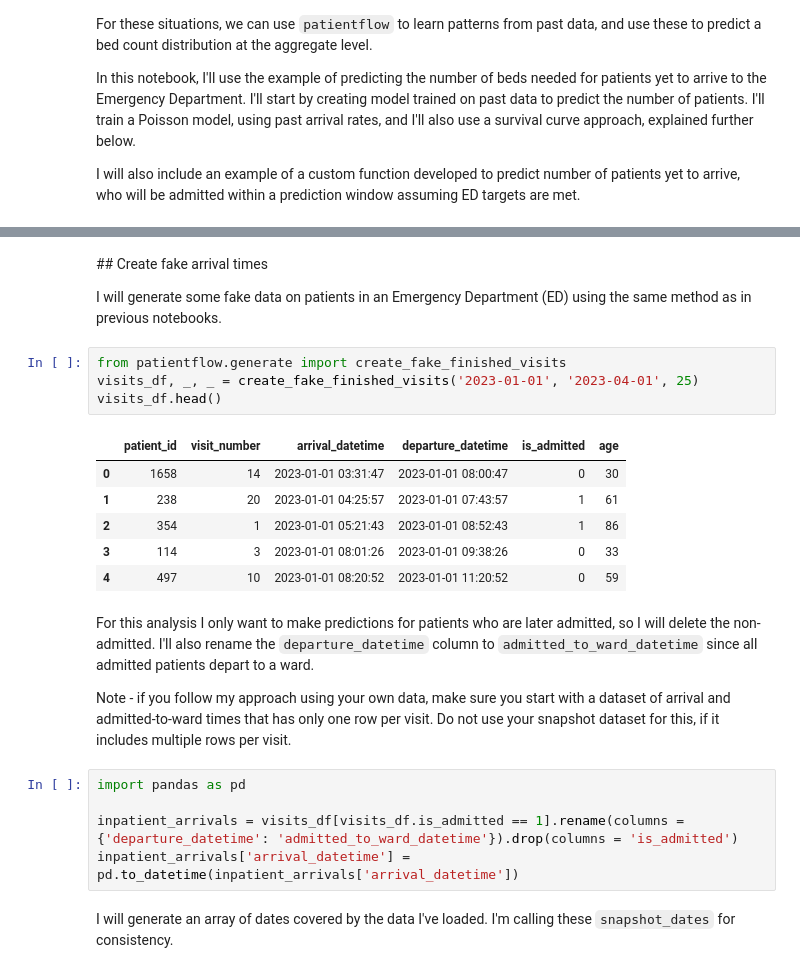
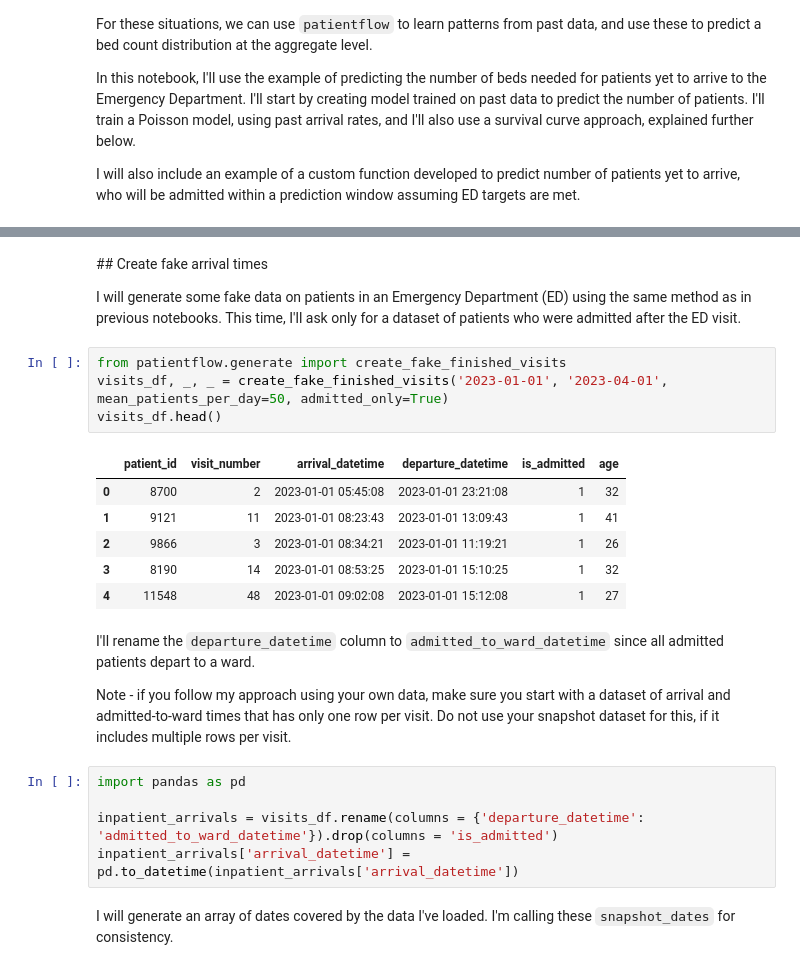
Before and after one commit to UCL-CORU/patientflow, a Jupyter notebook: notebooks/3c_Predict_bed_counts_without_using_patient_snapshots.ipynb, the cells around one changed output, grey strips where cells are left out. Cells and saved outputs as stored; diff of their text form.

```diff
--- a/notebooks/3c_Predict_bed_counts_without_using_patient_snapshots.ipynb
+++ b/notebooks/3c_Predict_bed_counts_without_using_patient_snapshots.ipynb
@@ -22,26 +19,26 @@ The autoreload extension is already loaded. To reload it, use:
 # %% [markdown]
 ## Create fake arrival times
 
-I will generate some fake data on patients in an Emergency Department (ED) using the same method as in previous notebooks.
+I will generate some fake data on patients in an Emergency Department (ED) using the same method as in previous notebooks. This time, I'll ask only for a dataset of patients who were admitted after the ED visit.
 # %%
 from patientflow.generate import create_fake_finished_visits
-visits_df, _, _ = create_fake_finished_visits('2023-01-01', '2023-04-01', 25)
+visits_df, _, _ = create_fake_finished_visits('2023-01-01', '2023-04-01', mean_patients_per_day=50, admitted_only=True)
 visits_df.head()
 # %% [output]
 |  | patient_id | visit_number | arrival_datetime | departure_datetime | is_admitted | age |
-| 0 | 1658 | 14 | 2023-01-01 03:31:47 | 2023-01-01 08:00:47 | 0 | 30 |
-| 1 | 238 | 20 | 2023-01-01 04:25:57 | 2023-01-01 07:43:57 | 1 | 61 |
-| 2 | 354 | 1 | 2023-01-01 05:21:43 | 2023-01-01 08:52:43 | 1 | 86 |
-| 3 | 114 | 3 | 2023-01-01 08:01:26 | 2023-01-01 09:38:26 | 0 | 33 |
-| 4 | 497 | 10 | 2023-01-01 08:20:52 | 2023-01-01 11:20:52 | 0 | 59 |
+| 0 | 8700 | 2 | 2023-01-01 05:45:08 | 2023-01-01 23:21:08 | 1 | 32 |
+| 1 | 9121 | 11 | 2023-01-01 08:23:43 | 2023-01-01 13:09:43 | 1 | 41 |
+| 2 | 9866 | 3 | 2023-01-01 08:34:21 | 2023-01-01 11:19:21 | 1 | 26 |
+| 3 | 8190 | 14 | 2023-01-01 08:53:25 | 2023-01-01 15:10:25 | 1 | 32 |
+| 4 | 11548 | 48 | 2023-01-01 09:02:08 | 2023-01-01 15:12:08 | 1 | 27 |
 # %% [markdown]
-For this analysis I only want to make predictions for patients who are later admitted, so I will delete the non-admitted. I'll also rename the `departure_datetime` column to `admitted_to_ward_datetime` since all admitted patients depart to a ward.
+I'll rename the `departure_datetime` column to `admitted_to_ward_datetime` since all admitted patients depart to a ward.
 
 Note - if you follow my approach using your own data, make sure you start with a dataset of arrival and admitted-to-ward times that has only one row per visit. Do not use your snapshot dataset for this, if it includes multiple rows per visit.
 # %%
 import pandas as pd
 
-inpatient_arrivals = visits_df[visits_df.is_admitted == 1].rename(columns = {'departure_datetime': 'admitted_to_ward_datetime'}).drop(columns = 'is_admitted')
+inpatient_arrivals = visits_df.rename(columns = {'departure_datetime': 'admitted_to_ward_datetime'}).drop(columns = 'is_admitted')
 inpatient_arrivals['arrival_datetime'] = pd.to_datetime(inpatient_arrivals['arrival_datetime'])
 # %% [markdown]
 I will generate an array of dates covered by the data I've loaded. I'm calling these `snapshot_dates` for consistency.
```
Also changed, not shown: parts of 17 cells of this notebook, 2 other files.
